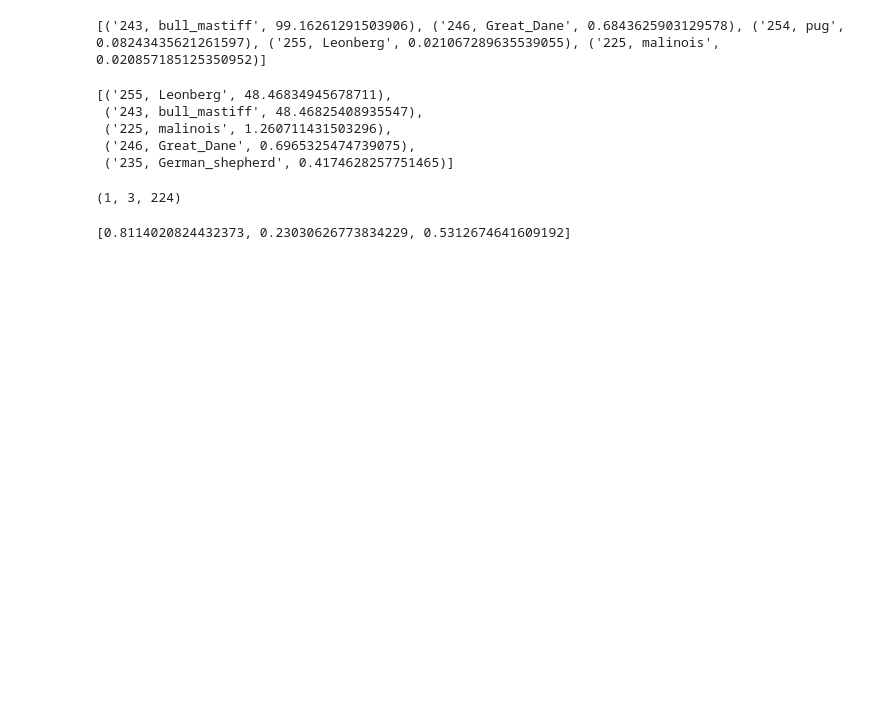
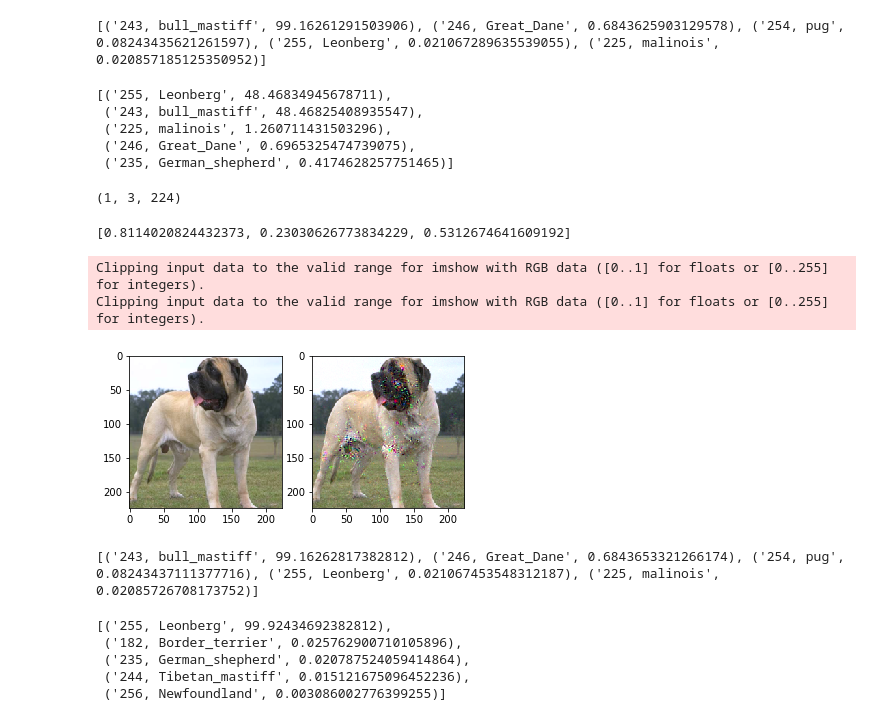
Before and after one commit to dsgiitr/adversarial_lab, a Jupyter notebook: Test_using_ImageNet.ipynb, the cells around one changed output. Drawn from its saved outputs; the diff is of its cells as text; code cells hidden in the pictures; blank space fills up the shorter version.

```diff
--- a/Test_using_ImageNet.ipynb
+++ b/Test_using_ImageNet.ipynb
@@ -350,3 +333,51 @@ alist = [i.item() for i in a.flatten()]
 alist
 # %% [output]
 [0.8114020824432373, 0.23030626773834229, 0.5312674641609192]
+# %%
+def lbfgs(model, image, target, c=1e-2, bin_search_steps, max_iter, device):
+    """Generates Adv Examples for the Batch"""
+    image, target = image.to(device), target.to(device)
+    model = model.to(device)
+    original_output = model(image)
+    _, out_label = torch.max(original_output, 0)
+    r = torch.empty(image.shape).uniform_()
+    r.requires_grad_()
+    optimizer = torch.optim.LBFGS([r], max_iter=max_iter)
+    while out_label.item() != target.item()
+        for i in range(bin_search_steps):
+            def closure():
+                optimizer.zero_grad()
+                output = model(image+r)
+                loss = c*F.cross_entropy(output, target) + torch.sum(r**2) #or torch.sum(torch.abs(r))
+                loss.backward()
+                return loss
+                #model.zero_grad() TODO:Should it be here?
+            optimizer.step(closure)
+    r.requires_grad = False
+    perturbed_output = model(image+r)
+    perturbed_image = image+r
+    original_output, perturbed_output = original_output.detach(), perturbed_output.detach()
+    return original_output, perturbed_output, perturbed_image.detach()
+# %%
+original_output, perturbed_output, perturbed_image = lbfgs(alexnet, batch_t, torch.tensor([255]), 0.001, 3, 5, torch.device('cpu'))
+# %%
+imshow_compare(batch_t[0], perturbed_image[0])
+#original output
+or_percentage = torch.nn.functional.softmax(original_output, dim=1)[0] * 100
+_, or_indices = torch.sort(original_output, descending=True)
+print([(classes[idx], or_percentage[idx].item()) for idx in or_indices[0][:5]])
+
+#perturbed_output
+per_percentage = torch.nn.functional.softmax(perturbed_output, dim=1)[0] * 100
+_, per_indices = torch.sort(perturbed_output, descending=True)
+[(classes[idx], per_percentage[idx].item()) for idx in per_indices[0][:5]]
+# %% [output]
+Clipping input data to the valid range for imshow with RGB data ([0..1] for floats or [0..255] for integers).
+Clipping input data to the valid range for imshow with RGB data ([0..1] for floats or [0..255] for integers).
+[figure, added]
+[('243, bull_mastiff', 99.16262817382812), ('246, Great_Dane', 0.6843653321266174), ('254, pug', 0.08243437111377716), ('255, Leonberg', 0.021067453548312187), ('225, malinois', 0.02085726708173752)]
+[('255, Leonberg', 99.92434692382812),
+ ('182, Border_terrier', 0.025762900710105896),
+ ('235, German_shepherd', 0.020787524059414864),
+ ('244, Tibetan_mastiff', 0.015121675096452236),
+ ('256, Newfoundland', 0.003086002776399255)]
```
Also changed, not shown: parts of 7 cells of this notebook, 2 other files.
